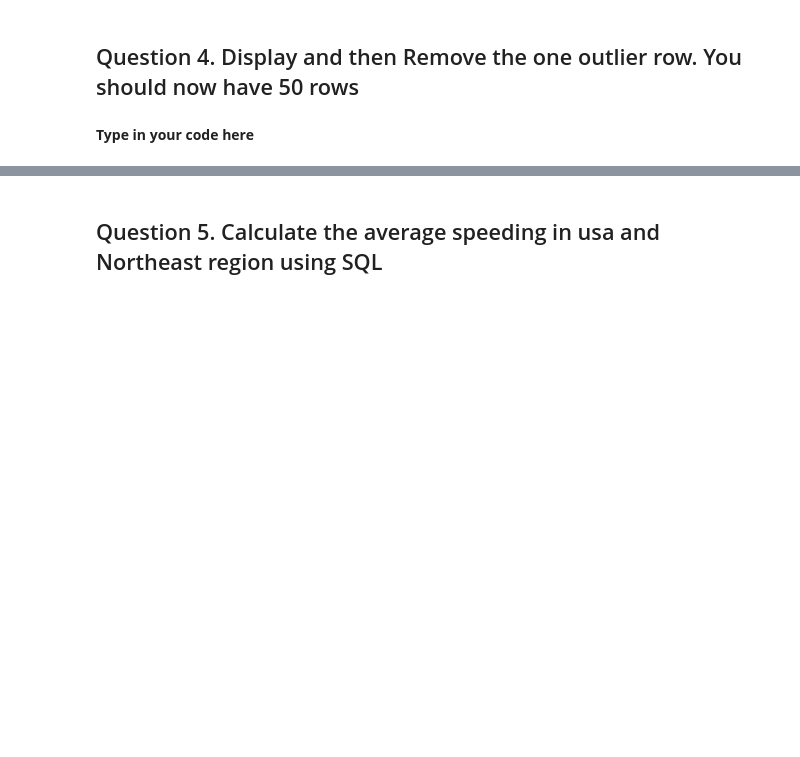
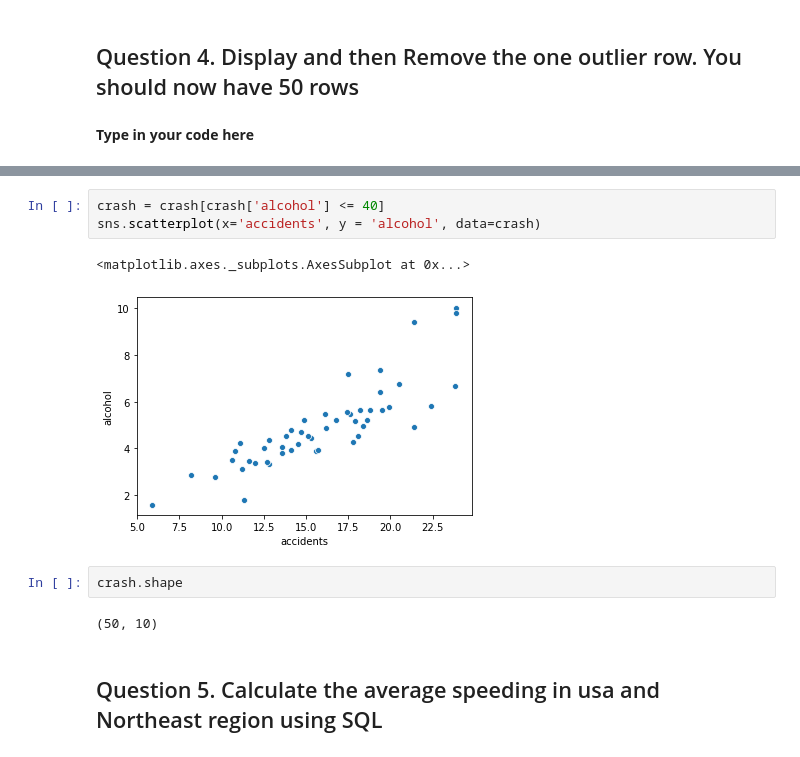
Before and after one commit to Arx1971/DataAnalytics-HW-1, a Jupyter notebook: HW1_Spring2020_Adnan_Rahin.ipynb, the cells around one changed output, grey strips where cells are left out. Saved outputs shown, nothing was run; the diff lists cells and outputs as text; blank space fills up the shorter version.

```diff
--- a/HW1_Spring2020_Adnan_Rahin.ipynb
+++ b/HW1_Spring2020_Adnan_Rahin.ipynb
@@ -133,3 +130,13 @@ rows.head()
+# %%
+crash = crash[crash['alcohol'] <= 40]
+sns.scatterplot(x='accidents', y = 'alcohol', data=crash)
+# %% [output]
+<matplotlib.axes._subplots.AxesSubplot at 0x...>
+[figure, added]
+# %%
+crash.shape
+# %% [output]
+(50, 10)
 # %% [markdown]
 ## Question 5. Calculate the average speeding in usa and Northeast region using SQL
 # %% [markdown]
```
Also changed, not shown: parts of 9 cells of this notebook.
